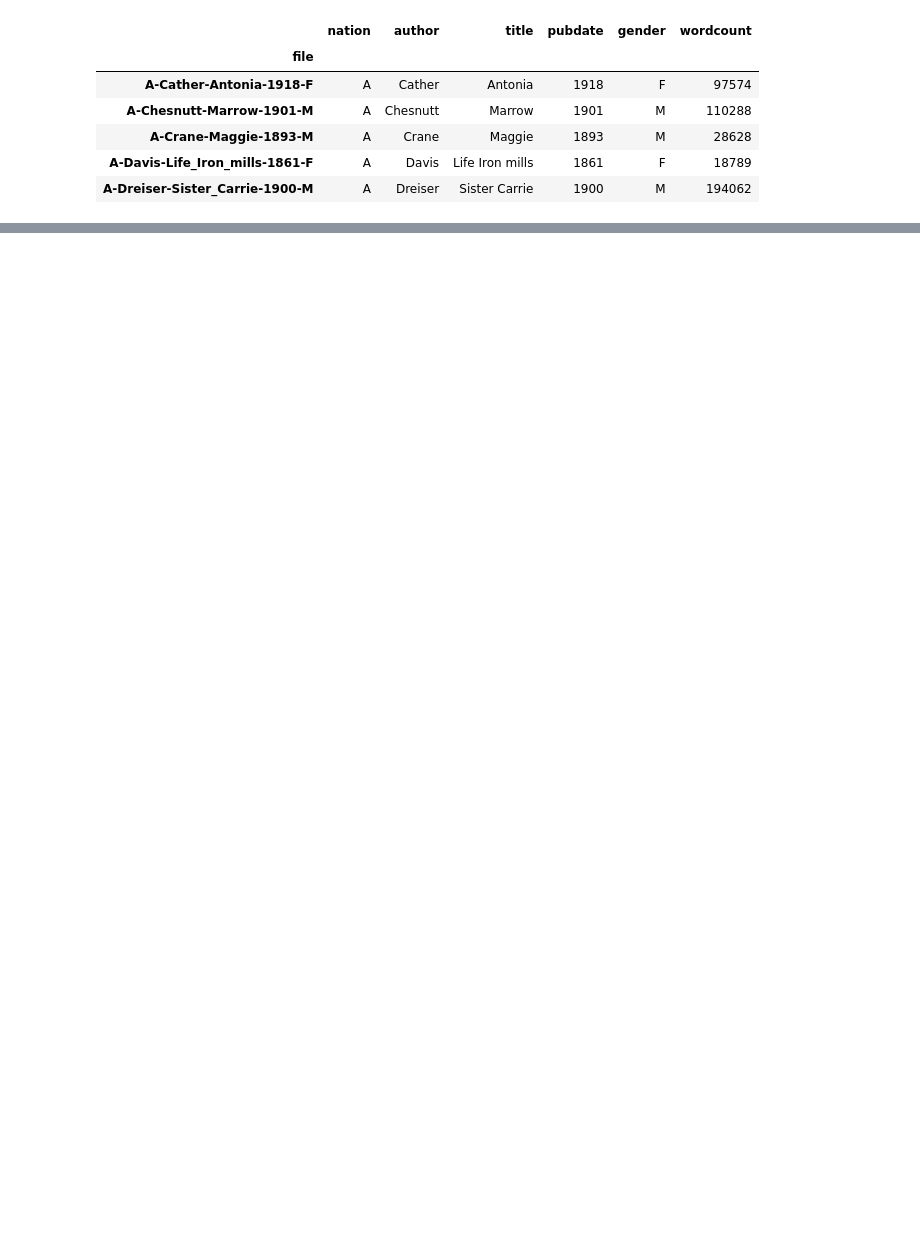
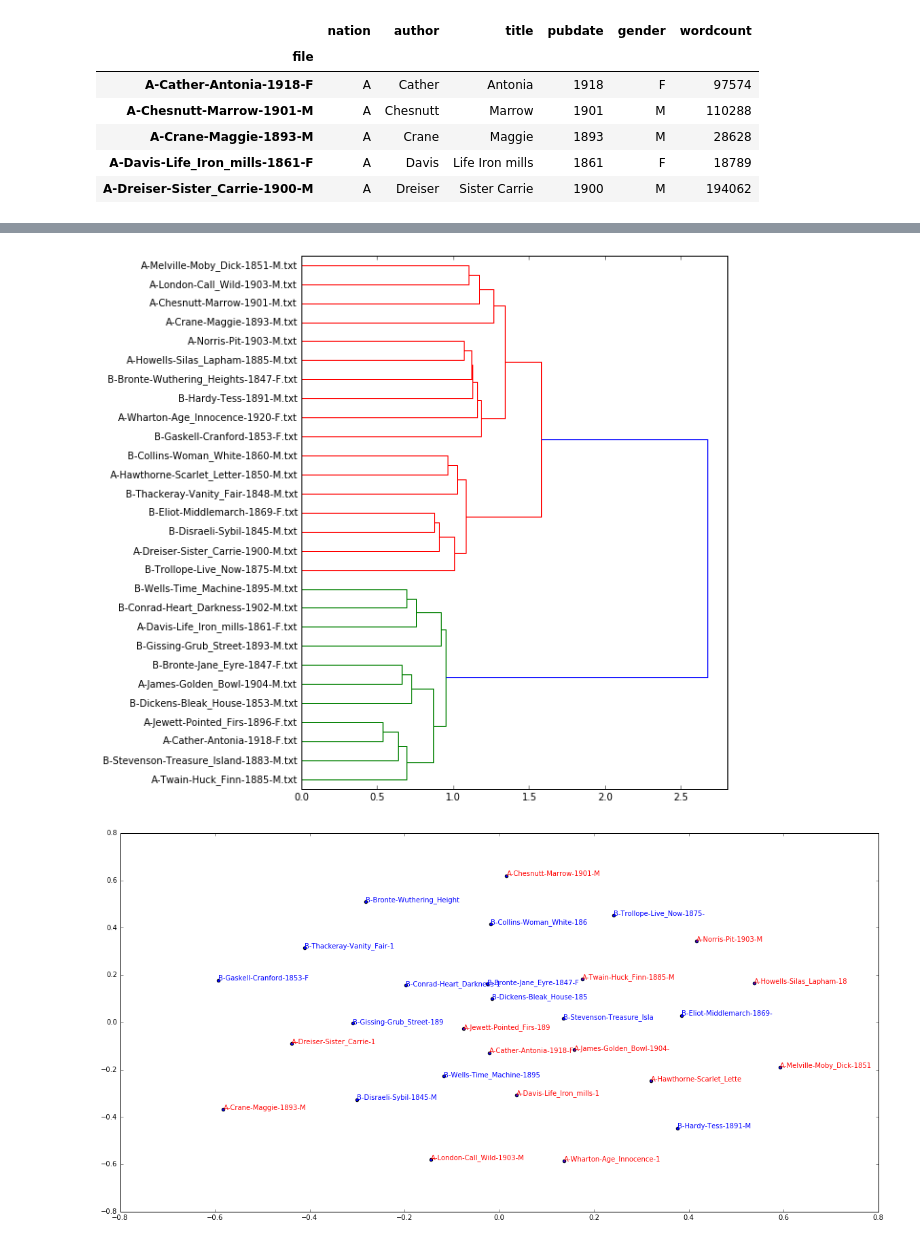
Before and after one commit to wilkens/edinburgh-masterclass, a Jupyter notebook: Notebooks/03 Machine Learning.ipynb, the cells around one changed output, grey strips where cells are left out. Saved outputs shown, nothing was run; the diff lists cells and outputs as text; code cells hidden in the pictures; blank space fills up the shorter version.

```diff
--- a/Notebooks/03 Machine Learning.ipynb
+++ b/Notebooks/03 Machine Learning.ipynb
@@ -58,0 +134,9 @@ books.head()
+# %%
+# Use TF-IDF
+tfidf_vectorizer = TfidfVectorizer(use_idf=True,
+                                      stop_words=stopwords_better,
+                                      max_features=5000)
+plot_corpus_similarity(corpus, tfidf_vectorizer)
+# %% [output]
+[figure, added]
+[figure, added]
```
Also changed, not shown: parts of 16 cells of this notebook, 10 other files.
